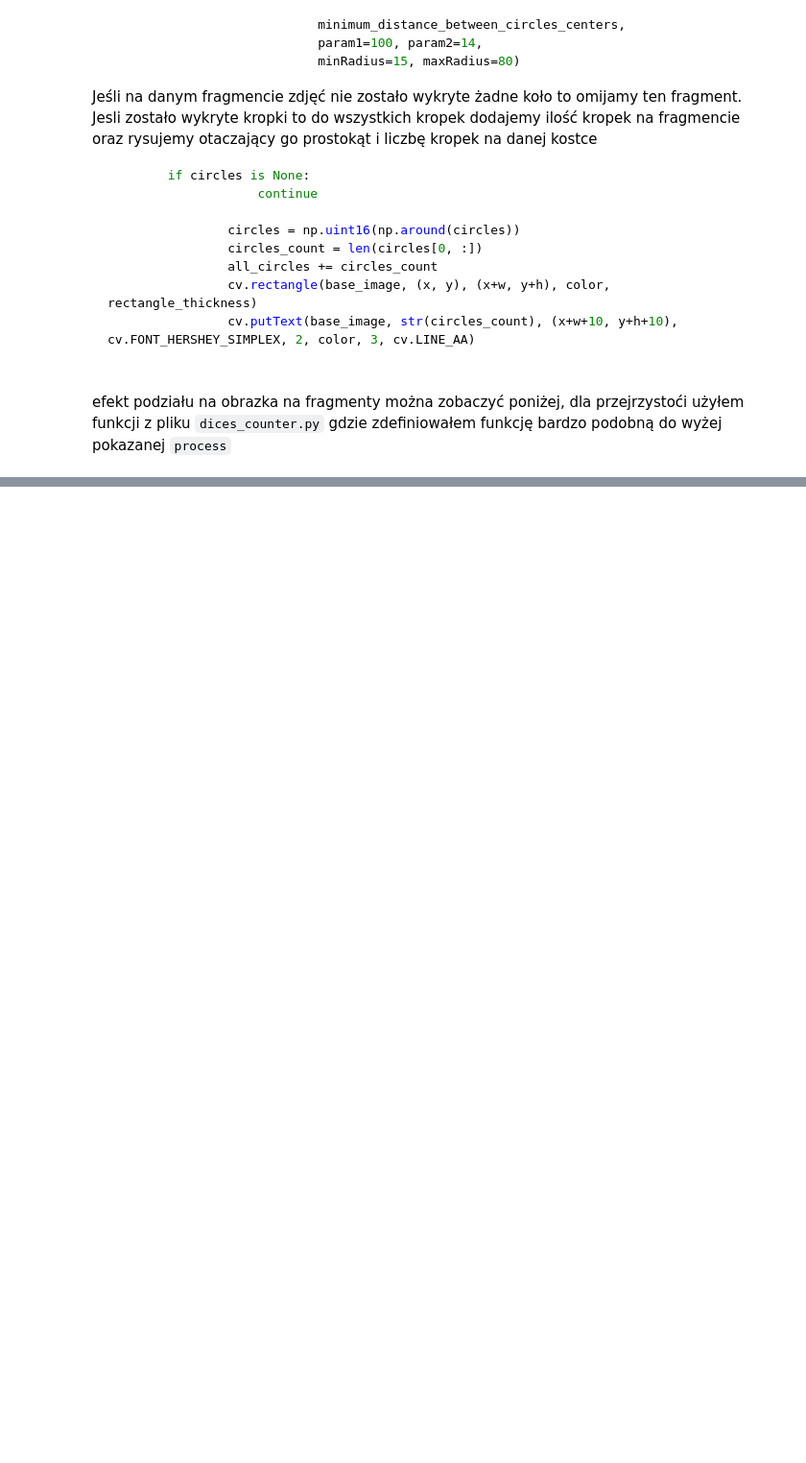
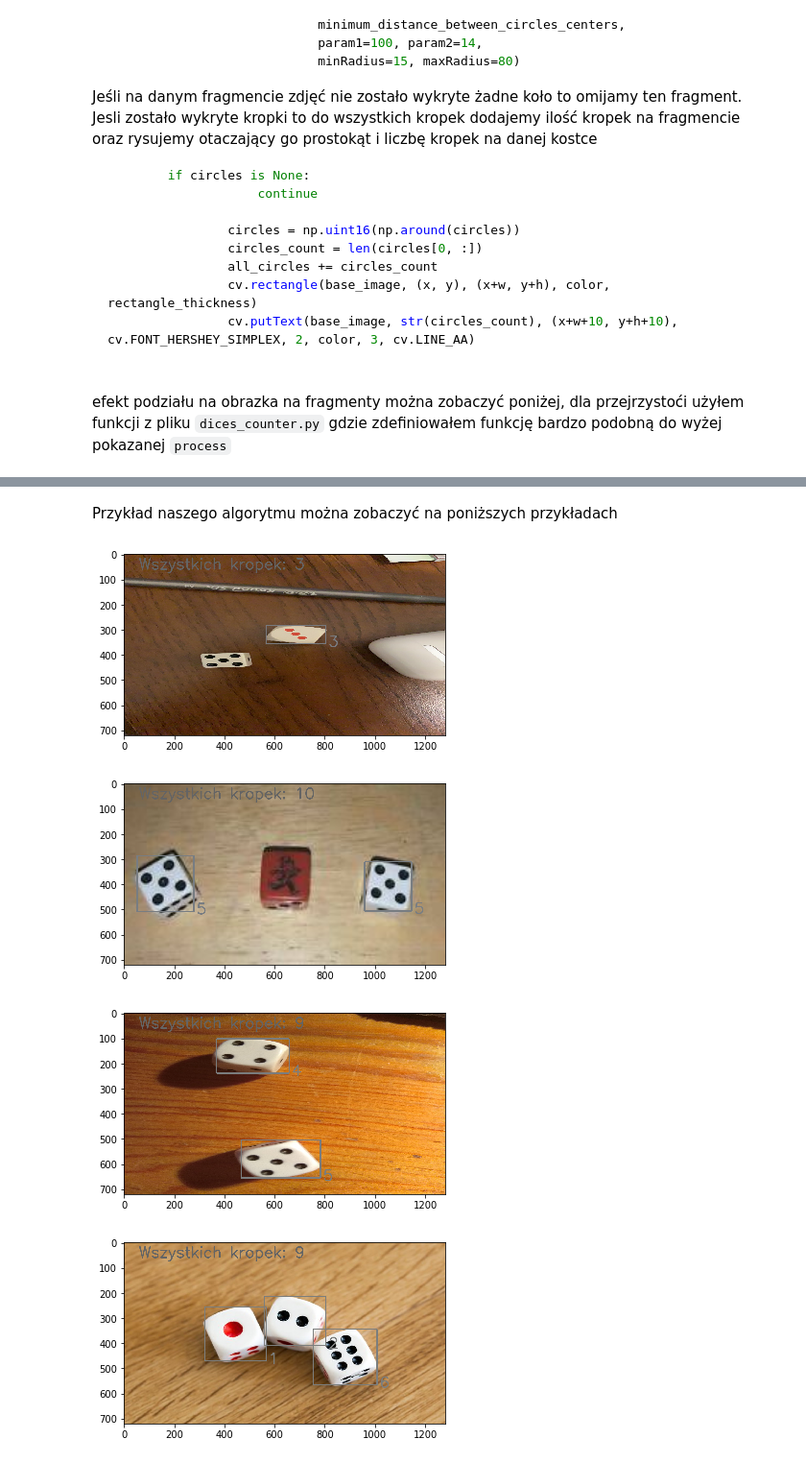
Before and after one commit to piter104/dices, a Jupyter notebook: dices.ipynb, the cells around one changed output, grey strips where cells are left out. Shown at 96% size. Cells and saved outputs as stored; diff of their text form; code cells hidden in the pictures; blank space fills up the shorter version.

```diff
--- a/dices.ipynb
+++ b/dices.ipynb
@@ -161,0 +162,10 @@ process_image_and_draw_fragments(eroded)
+# %% [markdown]
+Przykład naszego algorytmu można zobaczyć na poniższych przykładach
+# %%
+for i in range(1,5):
+    process_image(f"{i}.jpg")
+# %% [output]
+[figure, added]
+[figure, added]
+[figure, added]
+[figure, added]
```
Also changed, not shown: parts of 4 cells of this notebook, 11 other files.
